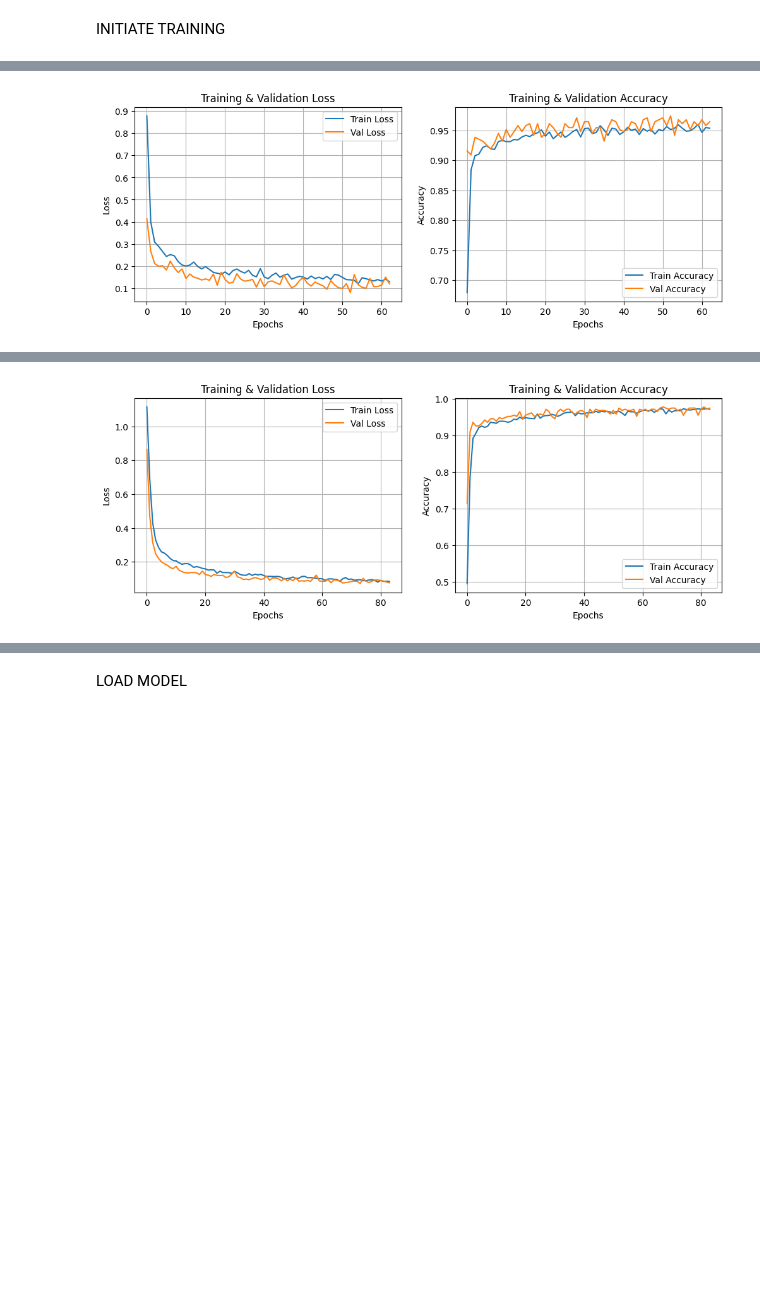
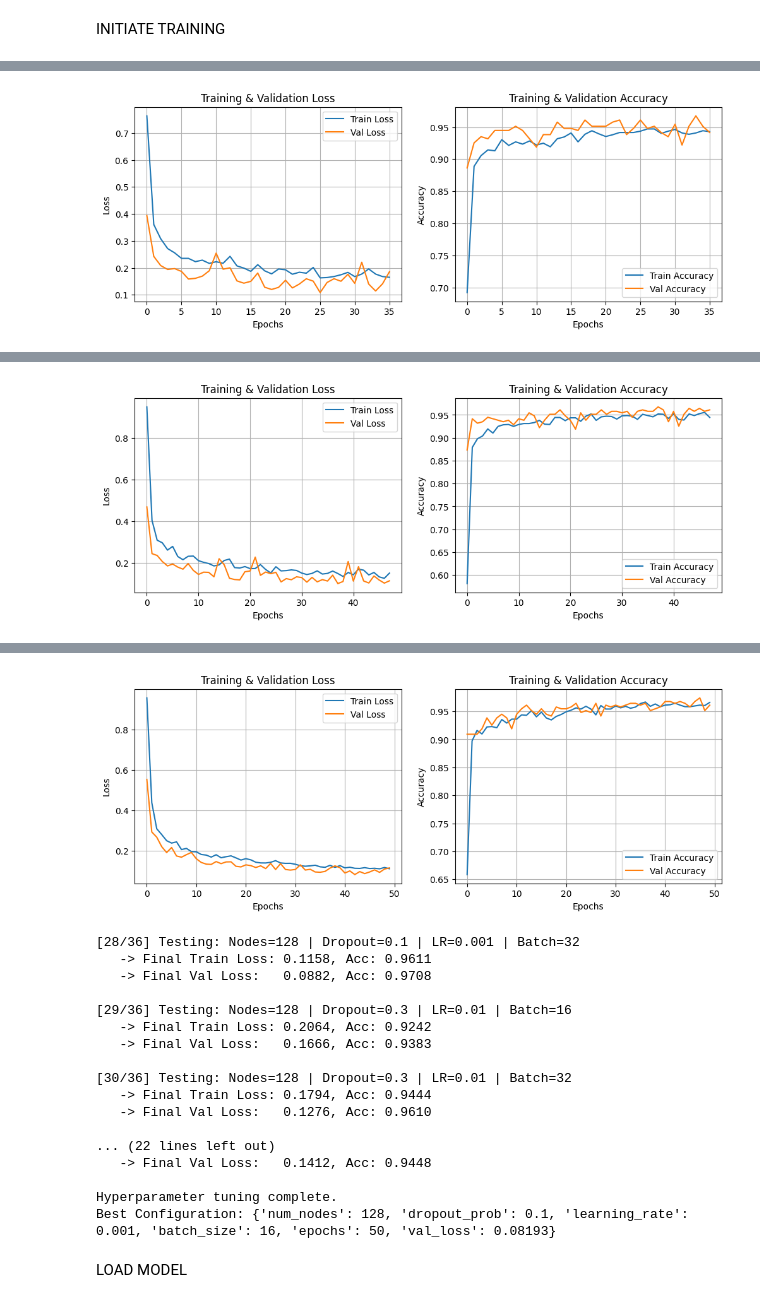
Before and after one commit to Lewis-Walter-K/AI_Drowsiness_Detection, a Jupyter notebook: model_Khang.ipynb, the cells around one changed output, grey strips where cells are left out. Saved outputs shown, nothing was run; the diff lists cells and outputs as text; code cells hidden in the pictures; blank space fills up the shorter version.

```diff
--- a/model_Khang.ipynb
+++ b/model_Khang.ipynb
@@ -50,23 +72,0 @@ Data processed. -999.0 replaced with 0.0.
-# %%
-# Separate Features and Target
-X = df_clean.drop(columns=['LABEL'])
-y = df_clean['LABEL']
-
-# Scale the features
-scaler = MinMaxScaler()
-X_scaled = scaler.fit_transform(X)
-
-num_classes = y.nunique()
-print(f"Number of classes: {num_classes} (Expected 4)")
-
-y_encoded = to_categorical(y, num_classes=num_classes)
-
-# Split into Train (70%), Validation (15%), and Test (15%)
-# Stratify ensures we have examples of Label 3 in all sets
-X_train, X_temp, y_train, y_temp = train_test_split(
-    X_scaled, y_encoded, test_size=0.3, random_state=42, stratify=y
-)
-
-X_val, X_test, y_val, y_test = train_test_split(
-    X_temp, y_temp, test_size=0.5, random_state=42, stratify=y_temp.argmax(axis=1)
-)
@@ -115,7 +118,6 @@ def plot_history(history):
 DEFINE MODEL BEFORE TRAINING
 # %%
 n_feature = X_train.shape[1]
-n_output = y_encoded.shape[1]
 
 def train_model(x_train, y_train, x_valid, y_valid,
                 num_nodes, dropout_prob, lr, batch_size, epochs):
@@ -126,14 +128,14 @@ def train_model(x_train, y_train, x_valid, y_valid,
         Dropout(dropout_prob),
         Dense(num_nodes, activation='relu'),
         Dropout(dropout_prob),
-        Dense(n_output, activation='softmax') # Use softmax for multi-class classification
+        Dense(num_classes, activation='softmax') # Use softmax for multi-class classification
     ])
 
     # Compile
     nn_model.compile(
         optimizer=Adam(learning_rate=lr),
         loss='categorical_crossentropy', # Use Cat Crossentropy for Classification
-        metrics=['accuracy']             # Monitor Accuracy
+        metrics=['accuracy', tf.keras.metrics.Recall()]             # Monitor Accuracy
     )
 
     # Early Stopping
@@ -150,6 +152,7 @@ def train_model(x_train, y_train, x_valid, y_valid,
         epochs=epochs,
         batch_size=batch_size,
         callbacks=[early_stop],
+        class_weight=class_weight_dict, # <--- ADD THIS LINE
         verbose=0 # Silent training
     )
     # Extract final metrics
@@ -175,10 +178,10 @@ best_nn_model_config = None
 epochs = 150  # Set max epochs
 
 # Search Grid
-node_counts = [32, 64, 128]
-dropout_probs = [0.1, 0.3, 0.5]
+node_counts = [16, 32, 64, 128]
+dropout_probs = [0, 0.2]
 learning_rates = [0.01, 0.005, 0.001]
-batch_sizes = [32, 64, 128]
+batch_sizes = [16, 32, 64]
 
 total_runs = len(node_counts) * len(dropout_probs) * len(learning_rates) * len(batch_sizes)
 current_run = 0
@@ -200,14 +203,15 @@ for num_nodes in node_counts:
                 )
 
                 # Optional: Plot history for every single model (can get spammy, maybe only plot best?)
-                # plot_history(history)
-
+                plot_history(history)
                 # Evaluate
-                val_loss = min(history.history['val_loss']) # Use min loss achieved during training
+                val_loss = model.evaluate(X_val, y_val, verbose=0)[0]
+                print(f"Validation Loss = {val_loss:.4f}")
 
                 if val_loss < least_val_loss:
                     least_val_loss = val_loss
                     least_loss_model = model
+                    print(f"least val_loss = {least_val_loss:.4f}")
 
                     best_nn_model_config = {
                         'num_nodes': num_nodes,
@@ -234 +238 @@ Starting Grid Search on 81 combinations...
-[figure, old version]
+[figure, new version]
@@ -252 +243 @@ Starting Grid Search on 81 combinations...
-[figure, old version]
+[figure, new version]
@@ -270,3 +261,21 @@ Best Configuration: {'num_nodes': 128, 'dropout_prob': 0.1, 'learning_rate': 0.0
+[figure, added]
+[28/36] Testing: Nodes=128 | Dropout=0.1 | LR=0.001 | Batch=32
+   -> Final Train Loss: 0.1158, Acc: 0.9611
+   -> Final Val Loss:   0.0882, Acc: 0.9708
+
+[29/36] Testing: Nodes=128 | Dropout=0.3 | LR=0.01 | Batch=16
+   -> Final Train Loss: 0.2064, Acc: 0.9242
+   -> Final Val Loss:   0.1666, Acc: 0.9383
+
+[30/36] Testing: Nodes=128 | Dropout=0.3 | LR=0.01 | Batch=32
+   -> Final Train Loss: 0.1794, Acc: 0.9444
+   -> Final Val Loss:   0.1276, Acc: 0.9610
+
+... (22 lines left out)
+   -> Final Val Loss:   0.1412, Acc: 0.9448
+
+Hyperparameter tuning complete.
+Best Configuration: {'num_nodes': 128, 'dropout_prob': 0.1, 'learning_rate': 0.001, 'batch_size': 16, 'epochs': 50, 'val_loss': 0.08193}
 # %% [markdown]
 LOAD MODEL
 # %%
```
Also changed, not shown: parts of 18 cells of this notebook, 9 other files.
